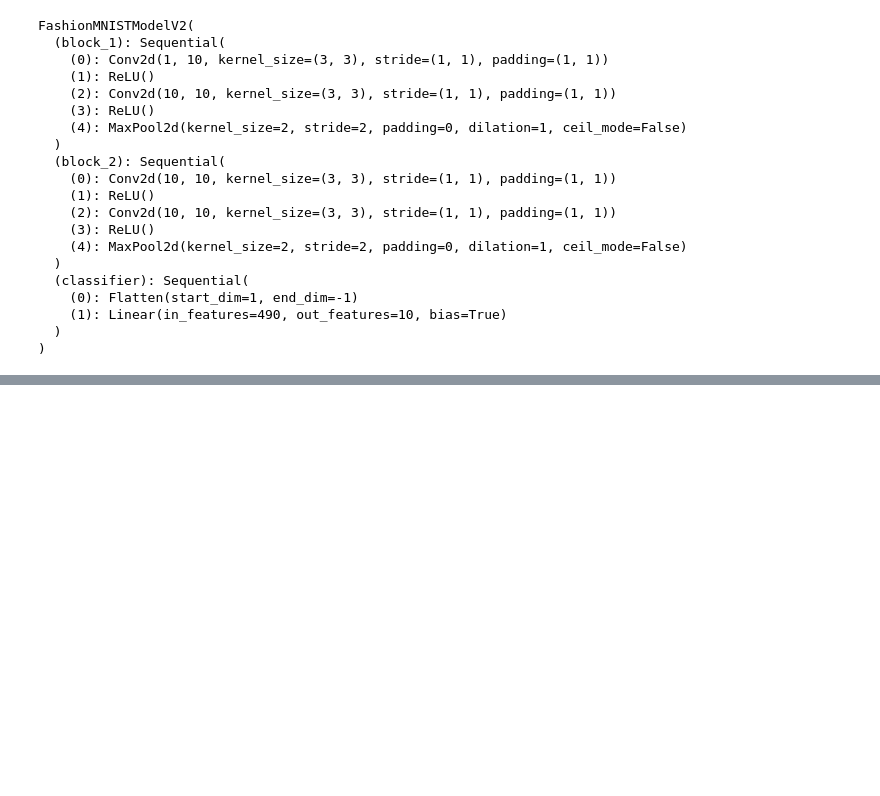
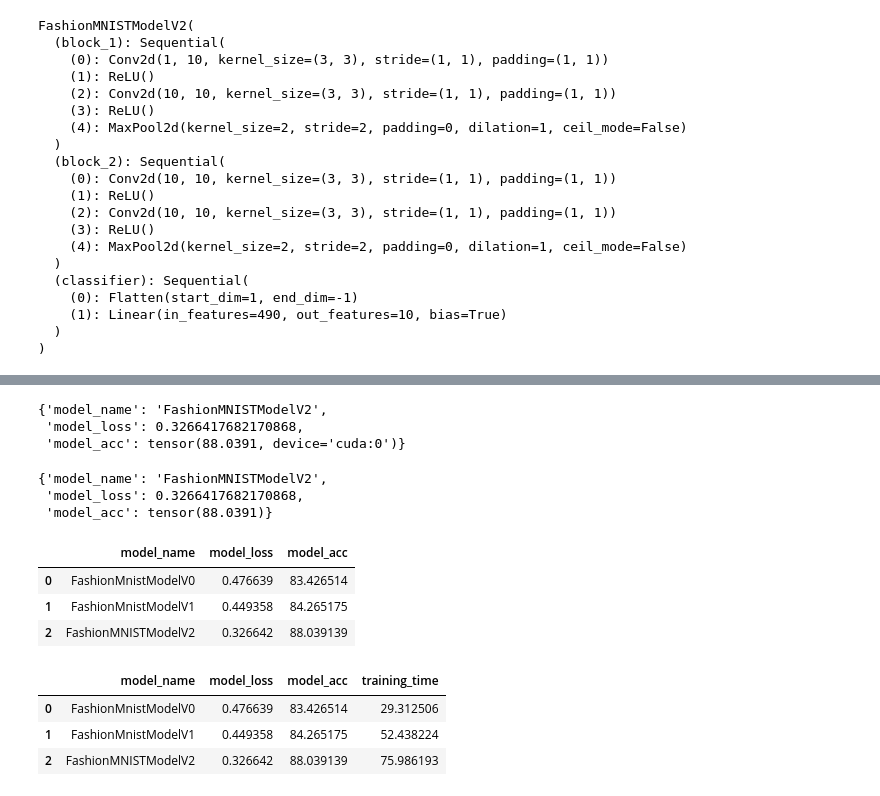
Before and after one commit to Victoran0/Pytorch, a Jupyter notebook: computer-vision.ipynb, the cells around one changed output, grey strips where cells are left out. Saved outputs shown, nothing was run; the diff lists cells and outputs as text; code cells hidden in the pictures; blank space fills up the shorter version.

```diff
--- a/computer-vision.ipynb
+++ b/computer-vision.ipynb
@@ -576,0 +640,13 @@ FashionMNISTModelV2(
+# %%
+# Get model_2 results
+model_2_results = eval_model(
+    model=model_2,
+    data_loader=test_dataloader,
+    loss_fn=loss_fn,
+    accuracy_fn=accuracy_fn
+)
+model_2_results
+# %% [output]
+{'model_name': 'FashionMNISTModelV2',
+ 'model_loss': 0.3266417682170868,
+ 'model_acc': tensor(88.0391, device='cuda:0')}
@@ -576,0 +657,26 @@ FashionMNISTModelV2(
+# %%
+model_2_results
+# %% [output]
+{'model_name': 'FashionMNISTModelV2',
+ 'model_loss': 0.3266417682170868,
+ 'model_acc': tensor(88.0391)}
+# %%
+compare_results = pd.DataFrame(
+    [model_0_results, model_1_results, model_2_results])
+compare_results
+# %% [output]
+|  | model_name | model_loss | model_acc |
+| 0 | FashionMnistModelV0 | 0.476639 | 83.426514 |
+| 1 | FashionMnistModelV1 | 0.449358 | 84.265175 |
+| 2 | FashionMNISTModelV2 | 0.326642 | 88.039139 |
+# %%
+# Add training times to results comparison
+compare_results["training_time"] = [total_train_time_model_0,
+                                    total_train_time_model_1,
+                                    total_train_time_model_2]
+compare_results
+# %% [output]
+|  | model_name | model_loss | model_acc | training_time |
+| 0 | FashionMnistModelV0 | 0.476639 | 83.426514 | 29.312506 |
+| 1 | FashionMnistModelV1 | 0.449358 | 84.265175 | 52.438224 |
+| 2 | FashionMNISTModelV2 | 0.326642 | 88.039139 | 75.986193 |
```
Also changed, not shown: parts of 31 cells of this notebook.
